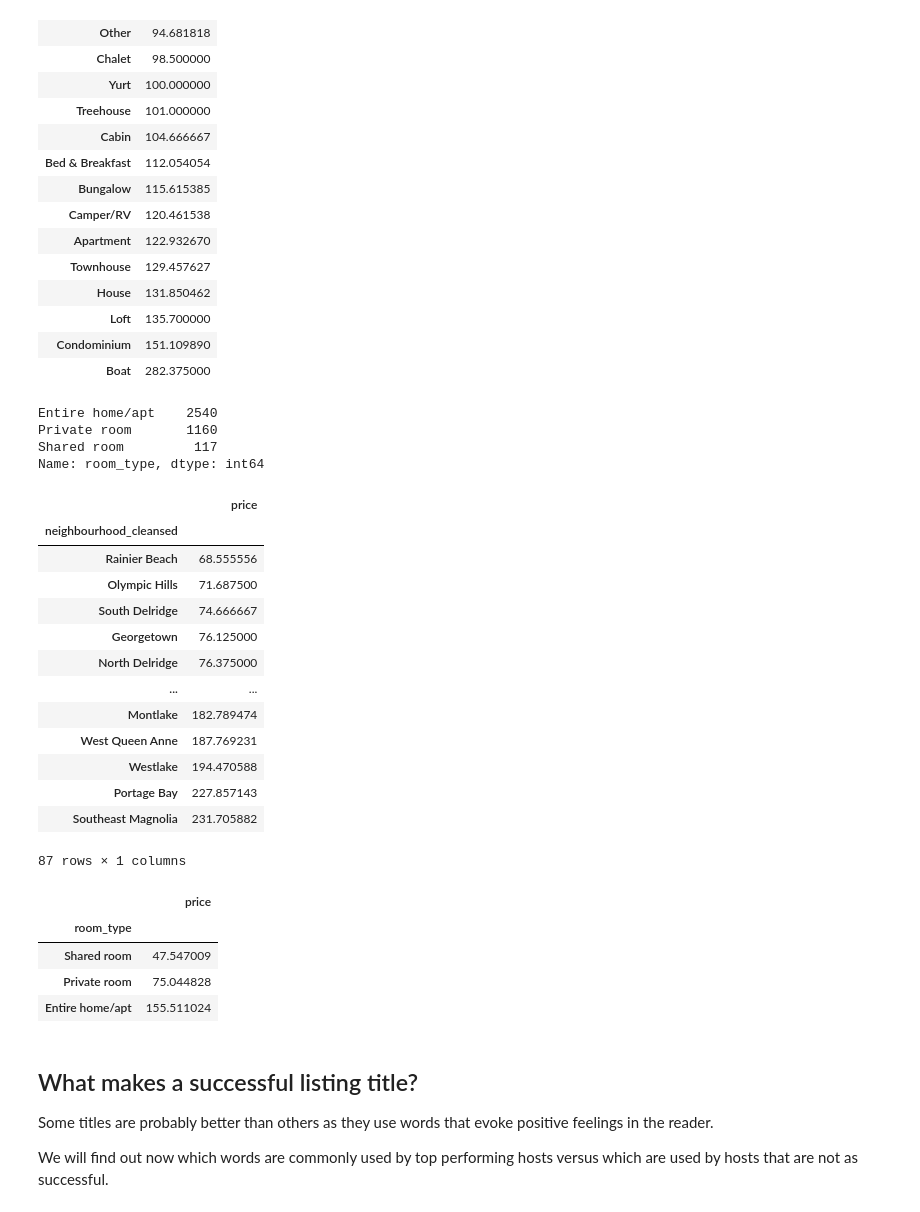
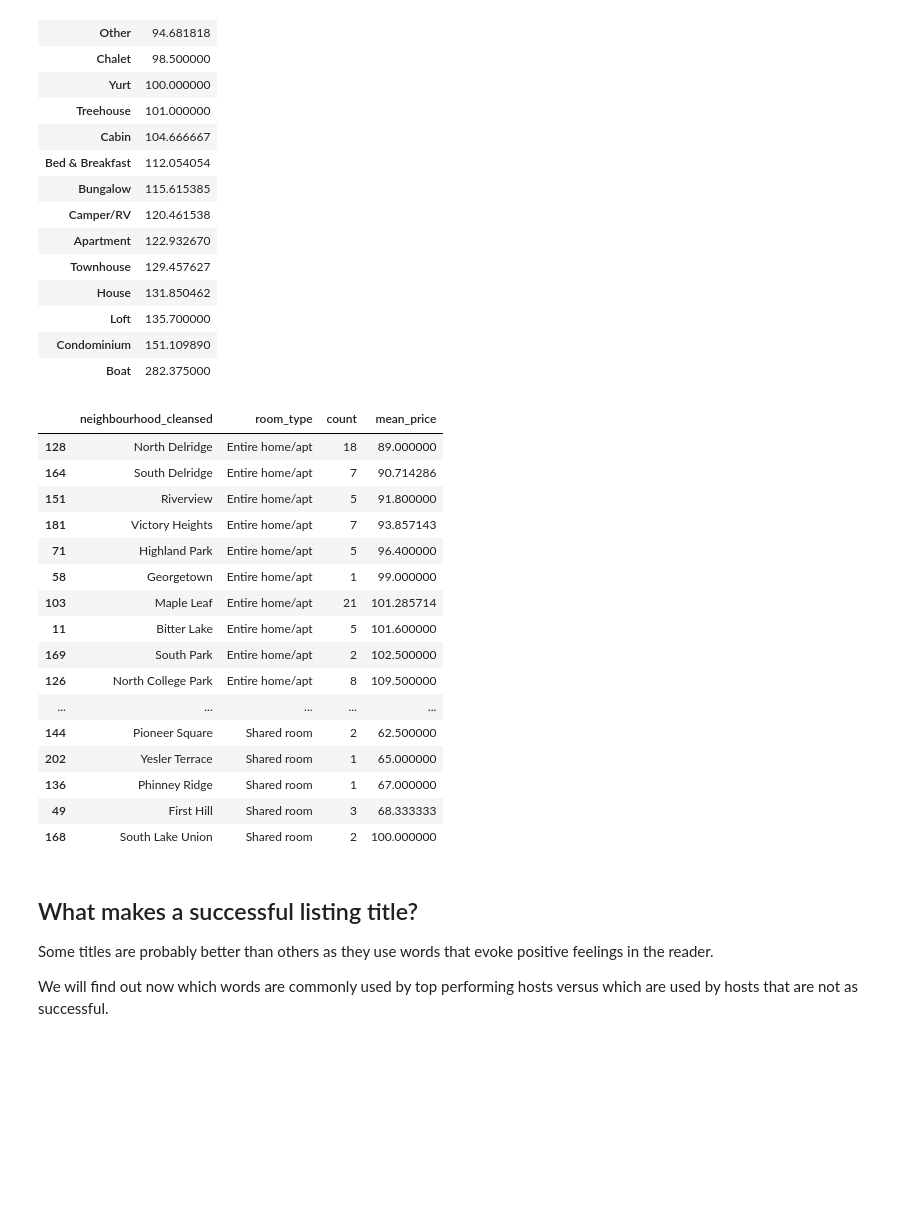
Before and after one commit to thomas-hoellen/SeattleAirbnbAnalysis, a Jupyter notebook: Seattle_Airbnb_Analysis.ipynb, the cells around one changed output. Drawn from its saved outputs; the diff is of its cells as text; code cells hidden in the pictures; blank space fills up the shorter version.

```diff
--- a/Seattle_Airbnb_Analysis.ipynb
+++ b/Seattle_Airbnb_Analysis.ipynb
@@ -64,38 +85,29 @@ pd.DataFrame(listings_df.groupby(['property_type']).mean()['price']).sort_values
 | Loft | 135.700000 |
 | Condominium | 151.109890 |
 | Boat | 282.375000 |
-# %%
-listings_df.room_type.value_counts()
-# %% [output]
-Entire home/apt    2540
-Private room       1160
-Shared room         117
-Name: room_type, dtype: int64
-# %%
-pd.DataFrame(listings_df.groupby(['neighbourhood_cleansed']).mean()['price']).sort_values(by='price')
-# %% [output]
-|  | price |
-| neighbourhood_cleansed |  |
-| Rainier Beach | 68.555556 |
-| Olympic Hills | 71.687500 |
-| South Delridge | 74.666667 |
-| Georgetown | 76.125000 |
-| North Delridge | 76.375000 |
-| ... | ... |
-| Montlake | 182.789474 |
-| West Queen Anne | 187.769231 |
-| Westlake | 194.470588 |
-| Portage Bay | 227.857143 |
-| Southeast Magnolia | 231.705882 |
-87 rows × 1 columns
-# %%
-pd.DataFrame(listings_df.groupby(['room_type']).mean()['price']).sort_values(by='price')
-# %% [output]
-|  | price |
-| room_type |  |
-| Shared room | 47.547009 |
-| Private room | 75.044828 |
-| Entire home/apt | 155.511024 |
+# %%
+# Best area to rent out a single room
+room_prices_df = listings_df.groupby(['neighbourhood_cleansed','room_type']).agg(count=('price', 'count'), mean_price=('price', 'mean')).reset_index()
+# %%
+room_prices_df.sort_values(by=['room_type', 'mean_price'])
+# %% [output]
+|  | neighbourhood_cleansed | room_type | count | mean_price |
+| 128 | North Delridge | Entire home/apt | 18 | 89.000000 |
+| 164 | South Delridge | Entire home/apt | 7 | 90.714286 |
+| 151 | Riverview | Entire home/apt | 5 | 91.800000 |
+| 181 | Victory Heights | Entire home/apt | 7 | 93.857143 |
+| 71 | Highland Park | Entire home/apt | 5 | 96.400000 |
+| 58 | Georgetown | Entire home/apt | 1 | 99.000000 |
+| 103 | Maple Leaf | Entire home/apt | 21 | 101.285714 |
+| 11 | Bitter Lake | Entire home/apt | 5 | 101.600000 |
+| 169 | South Park | Entire home/apt | 2 | 102.500000 |
+| 126 | North College Park | Entire home/apt | 8 | 109.500000 |
+| ... | ... | ... | ... | ... |
+| 144 | Pioneer Square | Shared room | 2 | 62.500000 |
+| 202 | Yesler Terrace | Shared room | 1 | 65.000000 |
+| 136 | Phinney Ridge | Shared room | 1 | 67.000000 |
+| 49 | First Hill | Shared room | 3 | 68.333333 |
+| 168 | South Lake Union | Shared room | 2 | 100.000000 |
 # %% [markdown]
 ## What makes a successful listing title?
 Some titles are probably better than others as they use words that evoke positive feelings in the reader.
```
Also changed, not shown: parts of 18 cells of this notebook.
